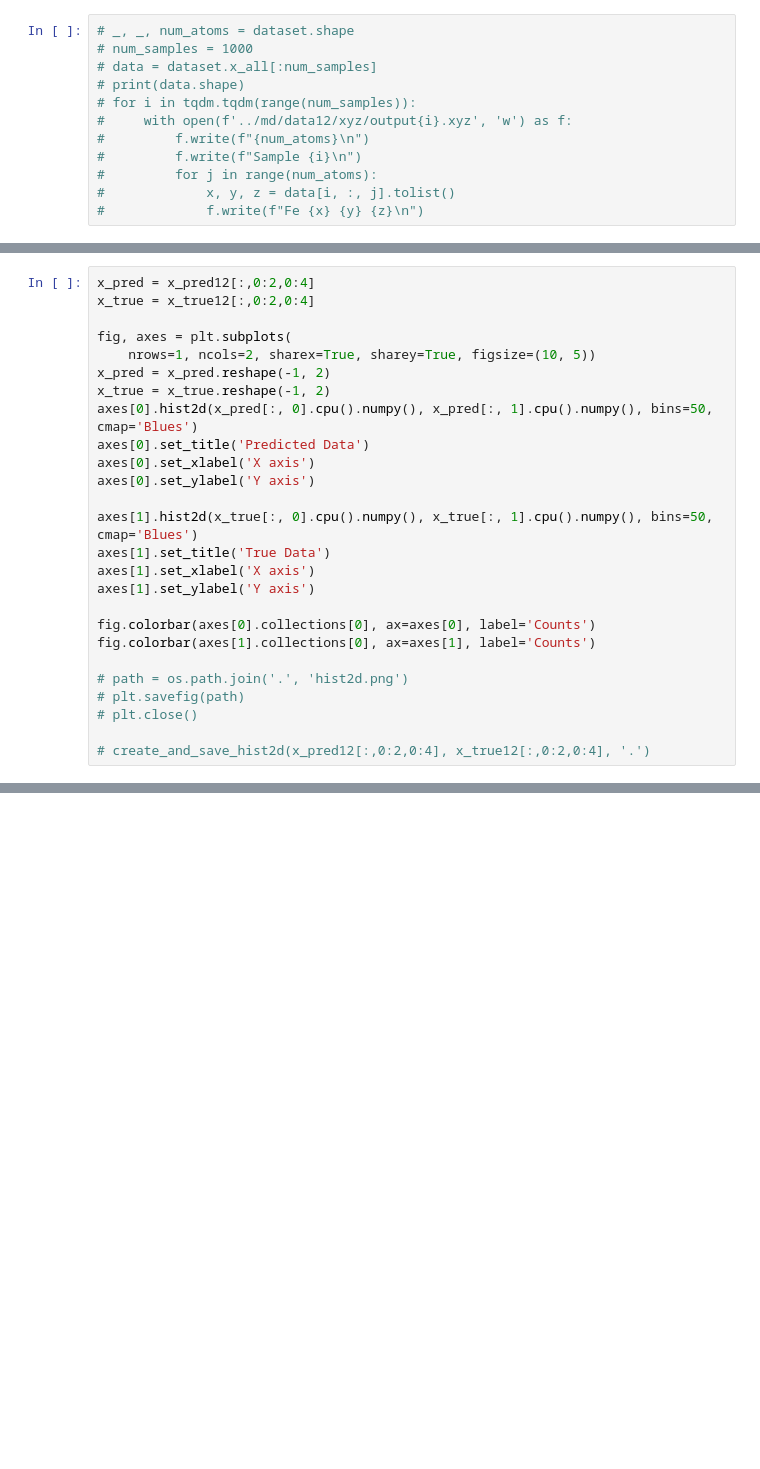
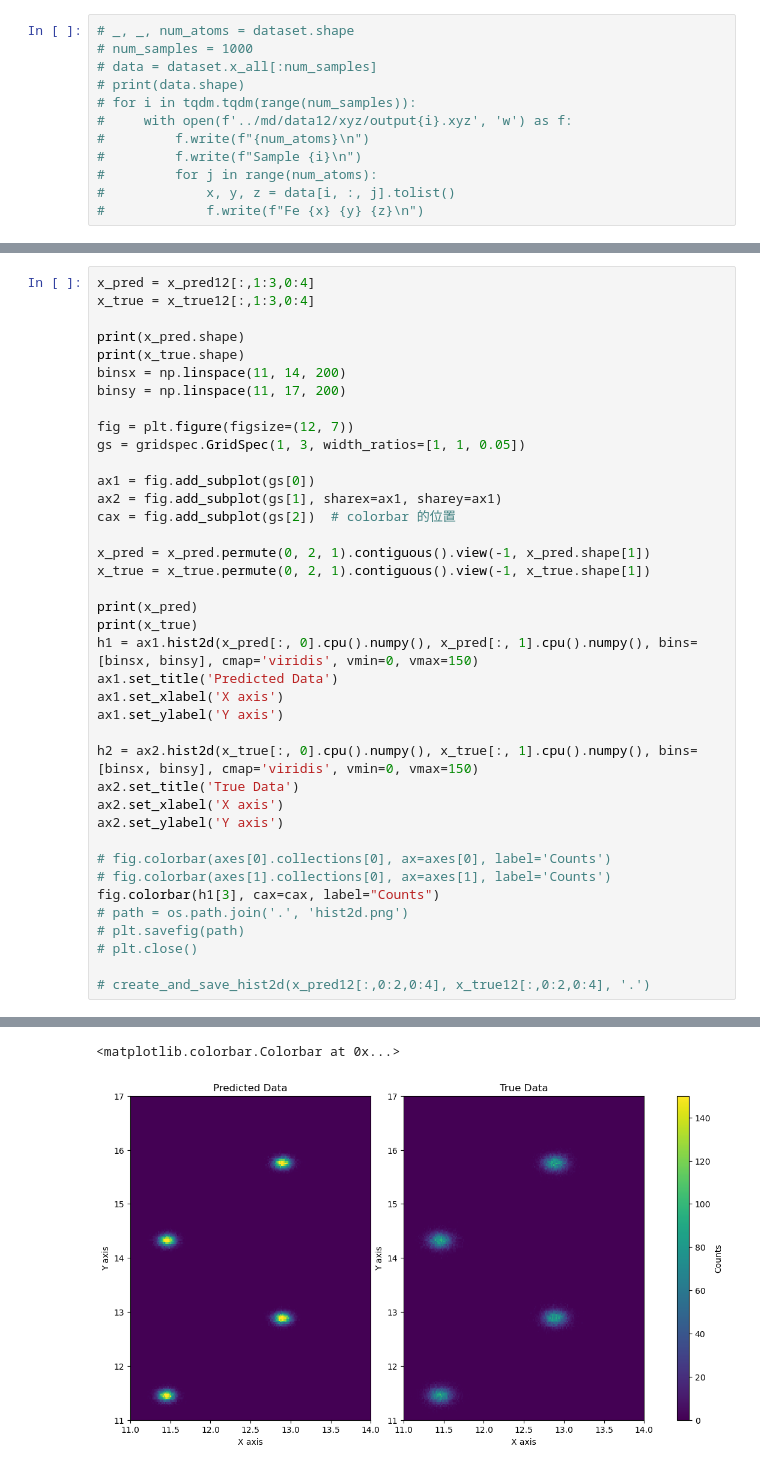
Before and after one commit to shiki442/SB-SAM, a Jupyter notebook: notebooks/rdf.ipynb, the cells around one changed output, grey strips where cells are left out. Drawn from its saved outputs; the diff is of its cells as text; blank space fills up the shorter version.

```diff
--- a/notebooks/rdf.ipynb
+++ b/notebooks/rdf.ipynb
@@ -113,24 +138,37 @@ ax.set_xlim(0.*a0, 4*a0)
 # %%
-x_pred = x_pred12[:,0:2,0:4]
-x_true = x_true12[:,0:2,0:4]
+x_pred = x_pred12[:,1:3,0:4]
+x_true = x_true12[:,1:3,0:4]
 
-fig, axes = plt.subplots(
-    nrows=1, ncols=2, sharex=True, sharey=True, figsize=(10, 5))
-x_pred = x_pred.reshape(-1, 2)
-x_true = x_true.reshape(-1, 2)
-axes[0].hist2d(x_pred[:, 0].cpu().numpy(), x_pred[:, 1].cpu().numpy(), bins=50, cmap='Blues')
-axes[0].set_title('Predicted Data')
-axes[0].set_xlabel('X axis')
-axes[0].set_ylabel('Y axis')
+print(x_pred.shape)
+print(x_true.shape)
+binsx = np.linspace(11, 14, 200)
+binsy = np.linspace(11, 17, 200)
 
-axes[1].hist2d(x_true[:, 0].cpu().numpy(), x_true[:, 1].cpu().numpy(), bins=50, cmap='Blues')
-axes[1].set_title('True Data')
-axes[1].set_xlabel('X axis')
-axes[1].set_ylabel('Y axis')
+fig = plt.figure(figsize=(12, 7))
+gs = gridspec.GridSpec(1, 3, width_ratios=[1, 1, 0.05])
 
-fig.colorbar(axes[0].collections[0], ax=axes[0], label='Counts')
-fig.colorbar(axes[1].collections[0], ax=axes[1], label='Counts')
+ax1 = fig.add_subplot(gs[0])
+ax2 = fig.add_subplot(gs[1], sharex=ax1, sharey=ax1)
+cax = fig.add_subplot(gs[2])  # colorbar 的位置
 
+x_pred = x_pred.permute(0, 2, 1).contiguous().view(-1, x_pred.shape[1])
+x_true = x_true.permute(0, 2, 1).contiguous().view(-1, x_true.shape[1])
+
+print(x_pred)
+print(x_true)
+h1 = ax1.hist2d(x_pred[:, 0].cpu().numpy(), x_pred[:, 1].cpu().numpy(), bins=[binsx, binsy], cmap='viridis', vmin=0, vmax=150)
+ax1.set_title('Predicted Data')
+ax1.set_xlabel('X axis')
+ax1.set_ylabel('Y axis')
+
+h2 = ax2.hist2d(x_true[:, 0].cpu().numpy(), x_true[:, 1].cpu().numpy(), bins=[binsx, binsy], cmap='viridis', vmin=0, vmax=150)
+ax2.set_title('True Data')
+ax2.set_xlabel('X axis')
+ax2.set_ylabel('Y axis')
+
+# fig.colorbar(axes[0].collections[0], ax=axes[0], label='Counts')
+# fig.colorbar(axes[1].collections[0], ax=axes[1], label='Counts')
+fig.colorbar(h1[3], cax=cax, label="Counts")
 # path = os.path.join('.', 'hist2d.png')
 # plt.savefig(path)
 # plt.close()
@@ -140,0 +194,2 @@ NameError: name 'x_pred12' is not defined
+<matplotlib.colorbar.Colorbar at 0x...>
+[figure, added]
```
Also changed, not shown: parts of 9 cells of this notebook, 21 other files.
